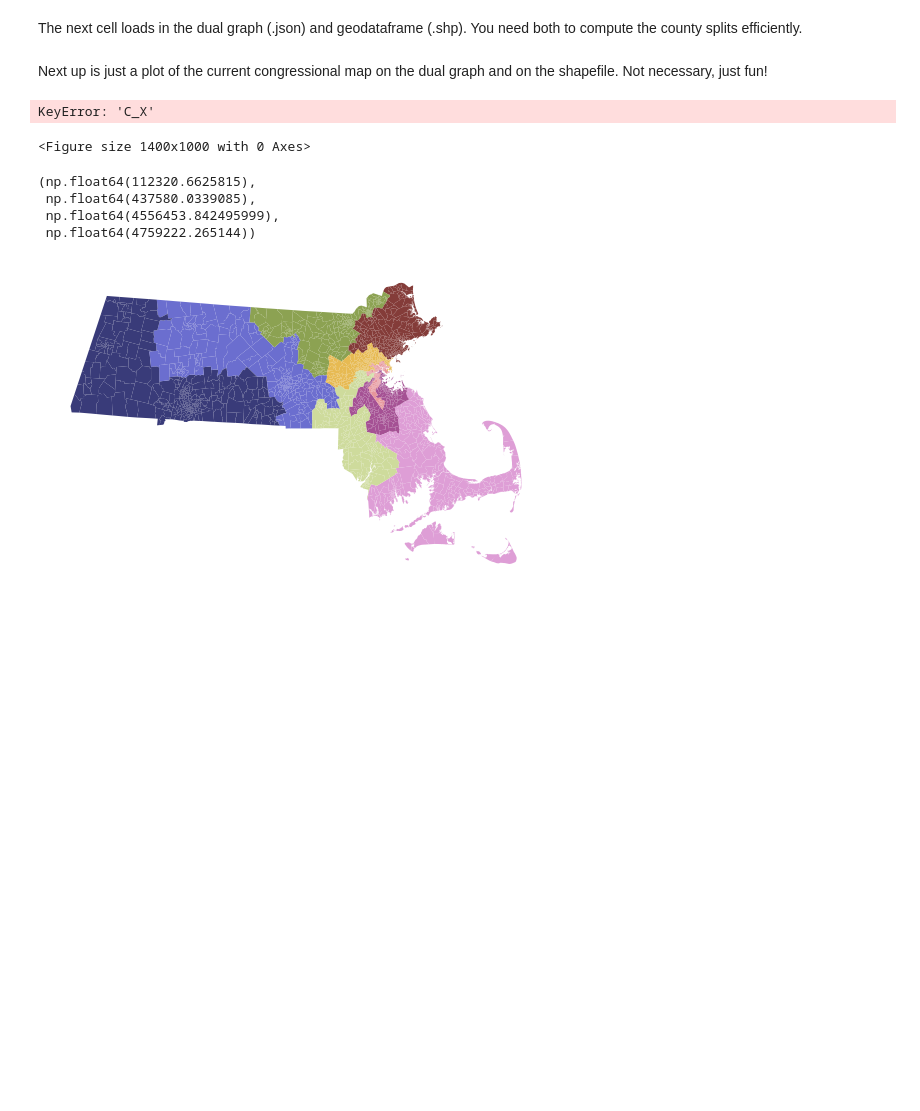
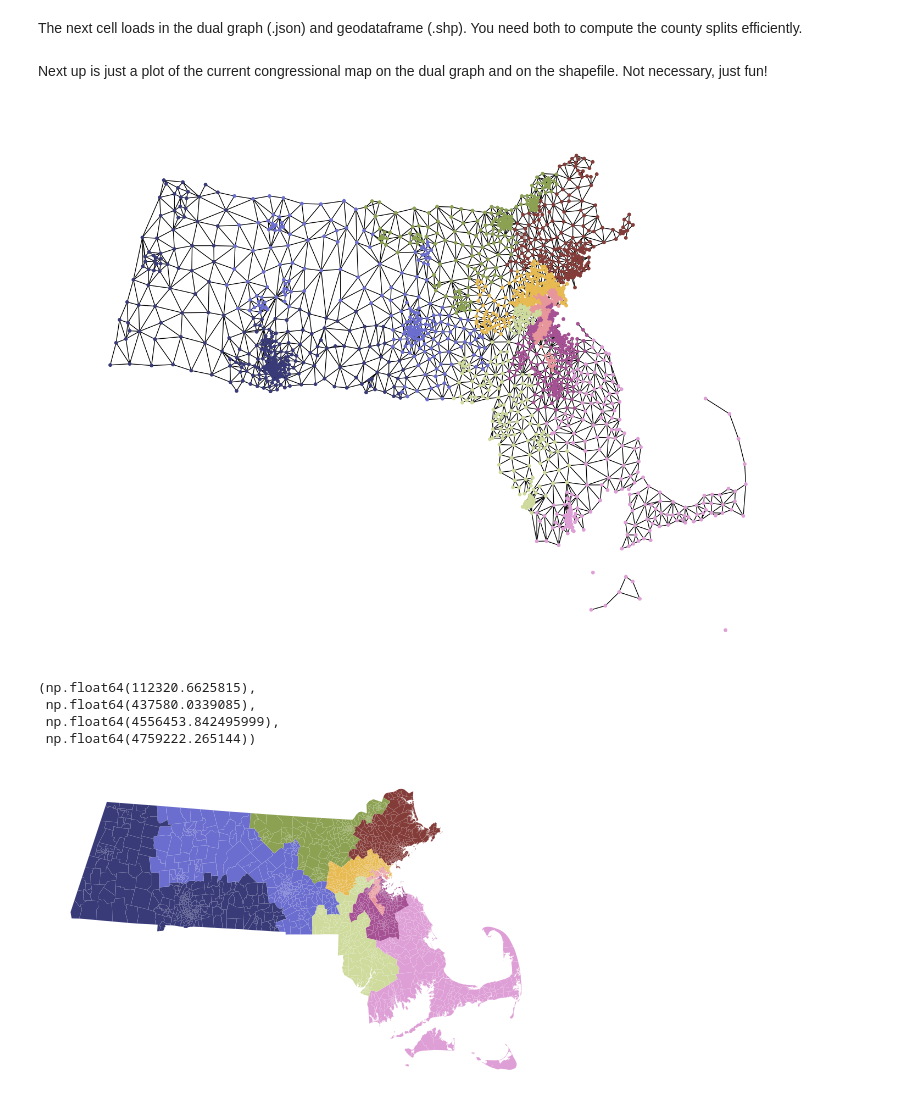
Before and after one commit to carolinaferrer338/STEMinists, a Jupyter notebook: AL_Ensemble_Write_To_File.ipynb, the cells around one changed output. Drawn from its saved outputs; the diff is of its cells as text; code cells hidden in the pictures; blank space fills up the shorter version.

```diff
--- a/AL_Ensemble_Write_To_File.ipynb
+++ b/AL_Ensemble_Write_To_File.ipynb
@@ -34,15 +34,22 @@ graph = Graph.from_json("state_data/ma/ma.json")
 df = gpd.read_file("state_data/ma/ma.shp")
 
 ideal_population = df['TOTPOP'].sum()/9
+df['C_X'] = df.centroid.x
+df['C_Y'] = df.centroid.y
+
+graph.add_data(df, columns=['C_X', 'C_Y'])
 # %% [markdown]
 Next up is just a plot of the current congressional map on the dual graph and on the shapefile. Not necessary, just fun!
 # %%
 plt.figure(figsize=(14,10))
-nx.draw(graph, pos = {x:(graph.nodes()[x]['C_X'],graph.nodes()[x]['C_Y']) for x in graph.nodes()},node_color=[graph.nodes()[x]['CD'] for x in graph.nodes()],
+node_color_str = [graph.nodes()[x]['CD'] for x in graph.nodes()]
+node_color_int= []
+for i in node_color_str:
+    node_color_int.append(int(i))
+nx.draw(graph, pos = {x:(graph.nodes()[x]['C_X'],graph.nodes()[x]['C_Y']) for x in graph.nodes()},node_color=node_color_int,
         cmap='tab20b',node_size=15)
 # %% [output]
-KeyError: 'C_X'
-<Figure size 1400x1000 with 0 Axes>
+[figure, added]
 # %%
 df.plot(column="CD",cmap='tab20b')
 plt.axis('off')
```
Also changed, not shown: parts of 8 cells of this notebook.
